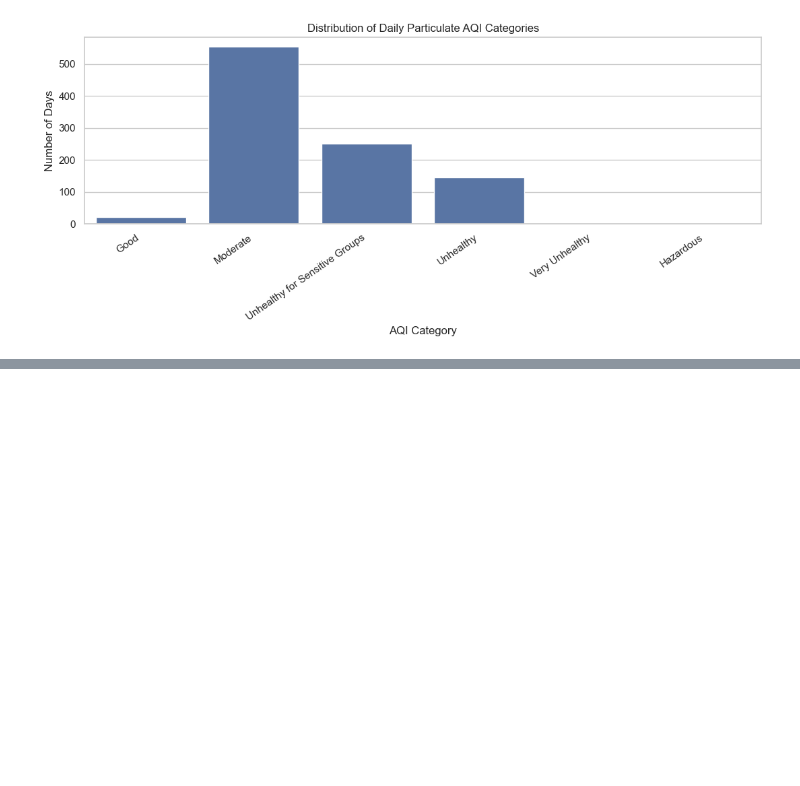
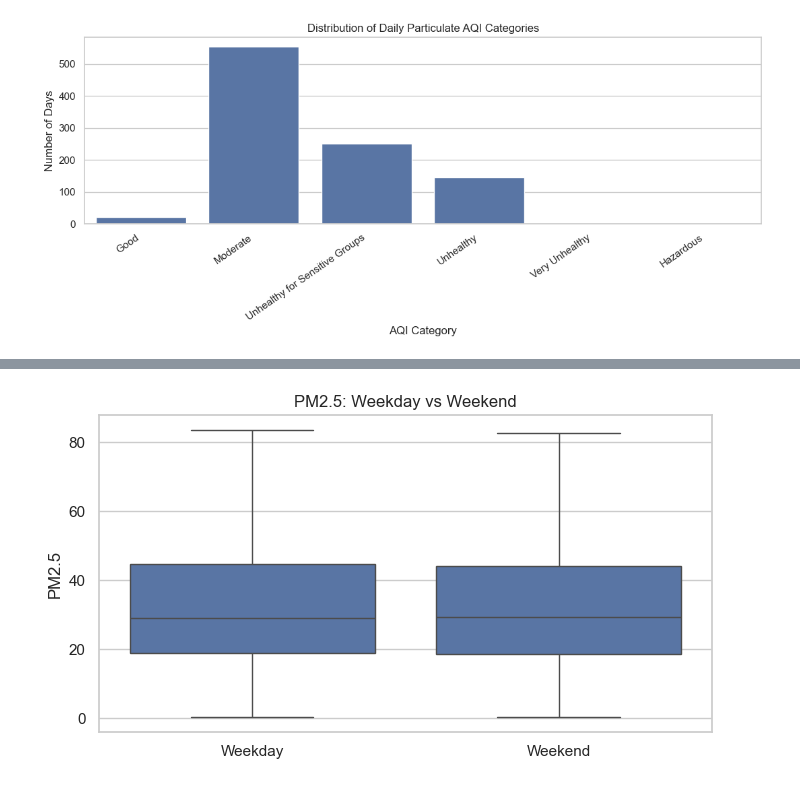
Before and after one commit to rubeshnpl13/Kathmandu-Air-Quality-Intelligence, a Jupyter notebook: notebooks/04_exploratory_data_analysis.ipynb, the cells around one changed output, grey strips where cells are left out. Cells and saved outputs as stored; diff of their text form; code cells hidden in the pictures; blank space fills up the shorter version.

```diff
--- a/notebooks/04_exploratory_data_analysis.ipynb
+++ b/notebooks/04_exploratory_data_analysis.ipynb
@@ -406,0 +595,21 @@ plt.show()
+# %%
+plt.figure(figsize=(7, 4))
+
+sns.boxplot(
+    data=hourly,
+    x='day_type',
+    y='pm25',
+    showfliers=False
+)
+
+plt.title(
+    'PM2.5: Weekday vs Weekend'
+)
+
+plt.xlabel('')
+plt.ylabel('PM2.5')
+
+plt.tight_layout()
+plt.show()
+# %% [output]
+[figure, added]
```
Also changed, not shown: parts of 12 cells of this notebook.
